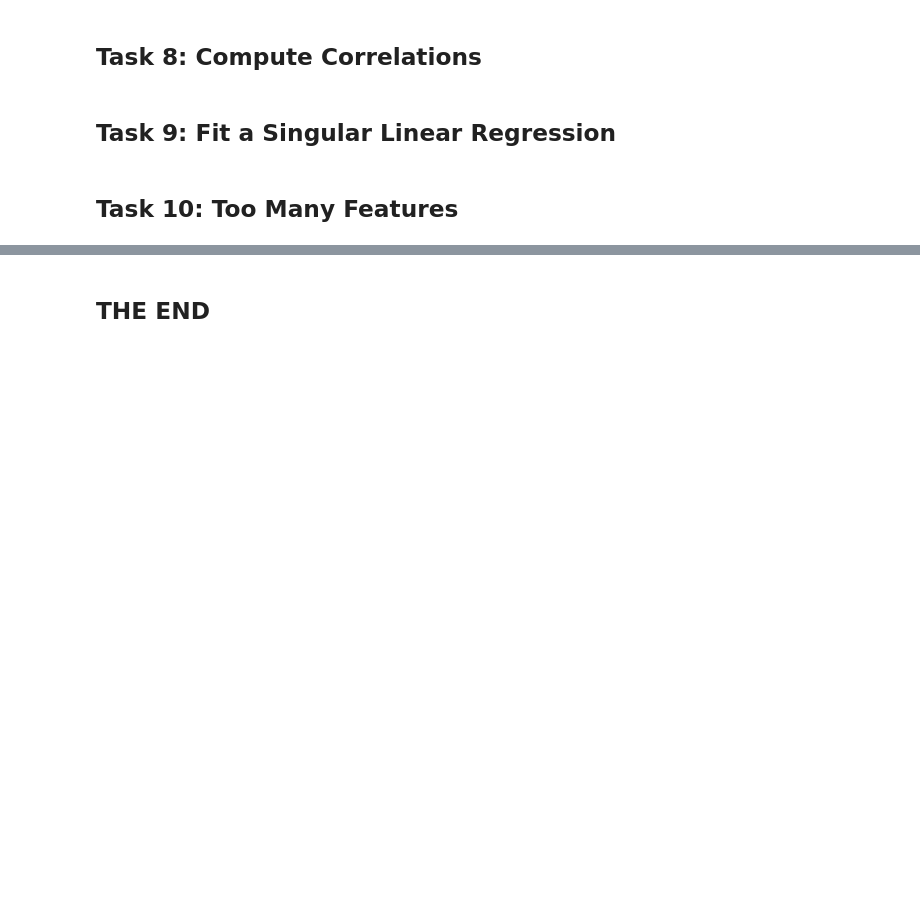
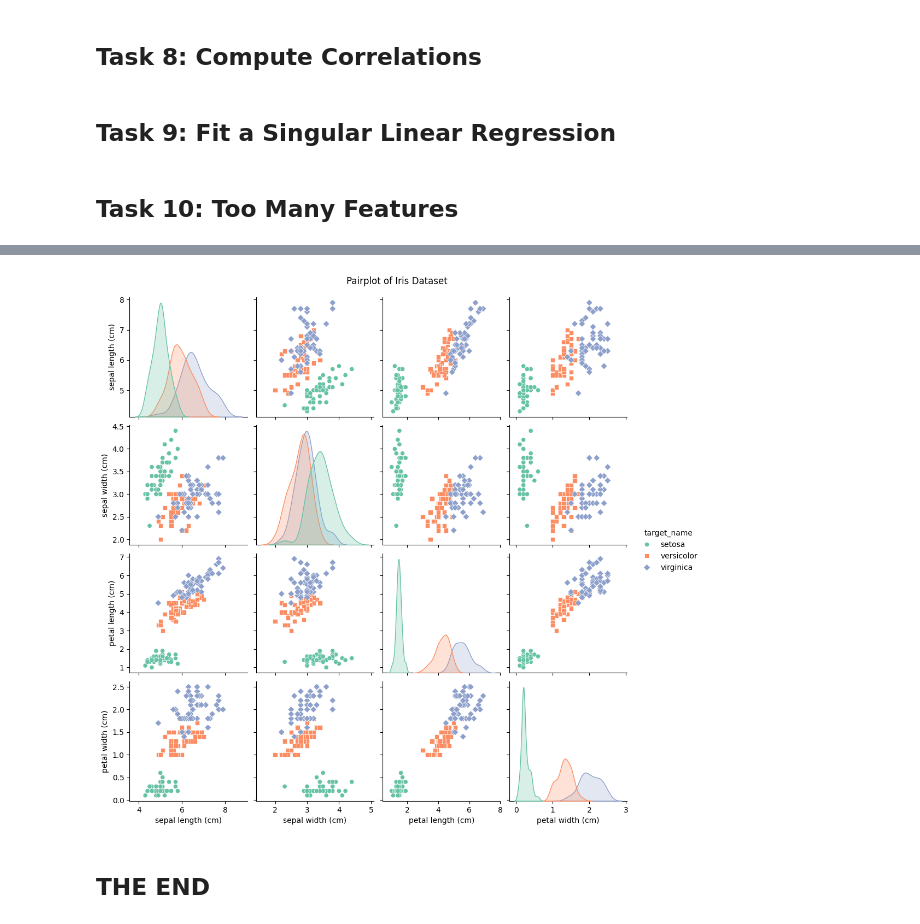
Before and after one commit to marianemcgrath/principles_of_da, a Jupyter notebook: tasks.ipynb, the cells around one changed output, grey strips where cells are left out. Saved outputs shown, nothing was run; the diff lists cells and outputs as text; code cells hidden in the pictures; blank space fills up the shorter version.

```diff
--- a/tasks.ipynb
+++ b/tasks.ipynb
@@ -181,2 +239,15 @@ plt.show()
+# %%
+# Use seaborn to create a pairplot of the dataset
+# Add target names to the DataFrame
+df['target_name'] = [data.target_names[i] for i in data.target]
+# Create a pairplot with different markers and colors
+sns.pairplot(df, hue='target_name', diag_kind='kde', markers=["o", "s", "D"], palette="Set2")
+plt.suptitle('Pairplot of Iris Dataset', y=1.02)
+plt.show()
+
+# Source: https://www.youtube.com/watch?v=dlFScQLOtoY (Iris Classification (Part 1) | Data Analysis and Exploration)
+# Source: Copilot (helped to change shapes and colors of the graphs)
+# %% [output]
+[figure, added]
 # %% [markdown]
 ## THE END
```
Also changed, not shown: parts of 12 cells of this notebook.
